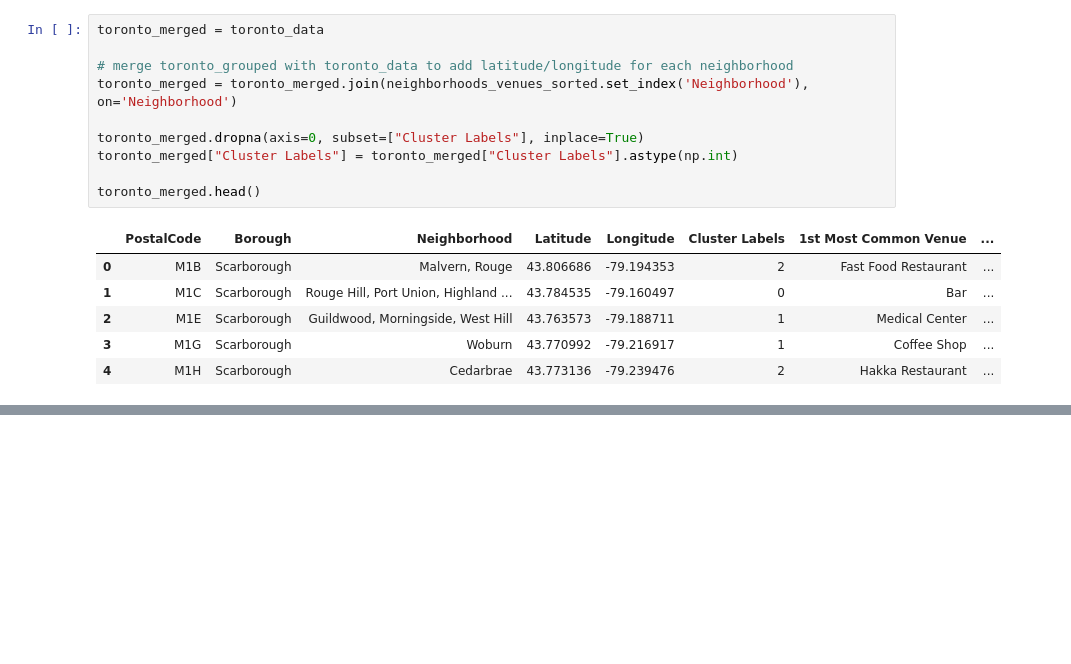
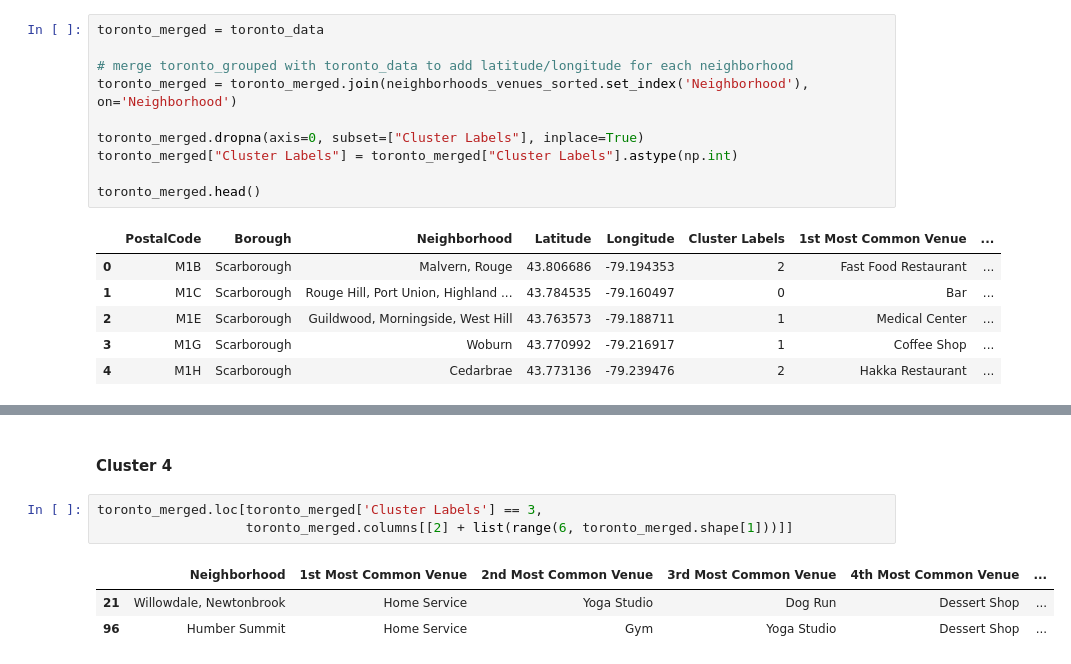
Before and after one commit to Dmitry-Ku/Coursera_Capstone, a Jupyter notebook: Toronto_Neighborhoods.ipynb, the cells around one changed output, grey strips where cells are left out. Cells and saved outputs as stored; diff of their text form; blank space fills up the shorter version.

```diff
--- a/Toronto_Neighborhoods.ipynb
+++ b/Toronto_Neighborhoods.ipynb
@@ -631,0 +693,9 @@ map_clusters
+# %% [markdown]
+#### Cluster 4
+# %%
+toronto_merged.loc[toronto_merged['Cluster Labels'] == 3,
+                   toronto_merged.columns[[2] + list(range(6, toronto_merged.shape[1]))]]
+# %% [output]
+|  | Neighborhood | 1st Most Common Venue | 2nd Most Common Venue | 3rd Most Common Venue | 4th Most Common Venue | ... |
+| 21 | Willowdale, Newtonbrook | Home Service | Yoga Studio | Dog Run | Dessert Shop | ... |
+| 96 | Humber Summit | Home Service | Gym | Yoga Studio | Dessert Shop | ... |
```
Also changed, not shown: parts of 14 cells of this notebook.
